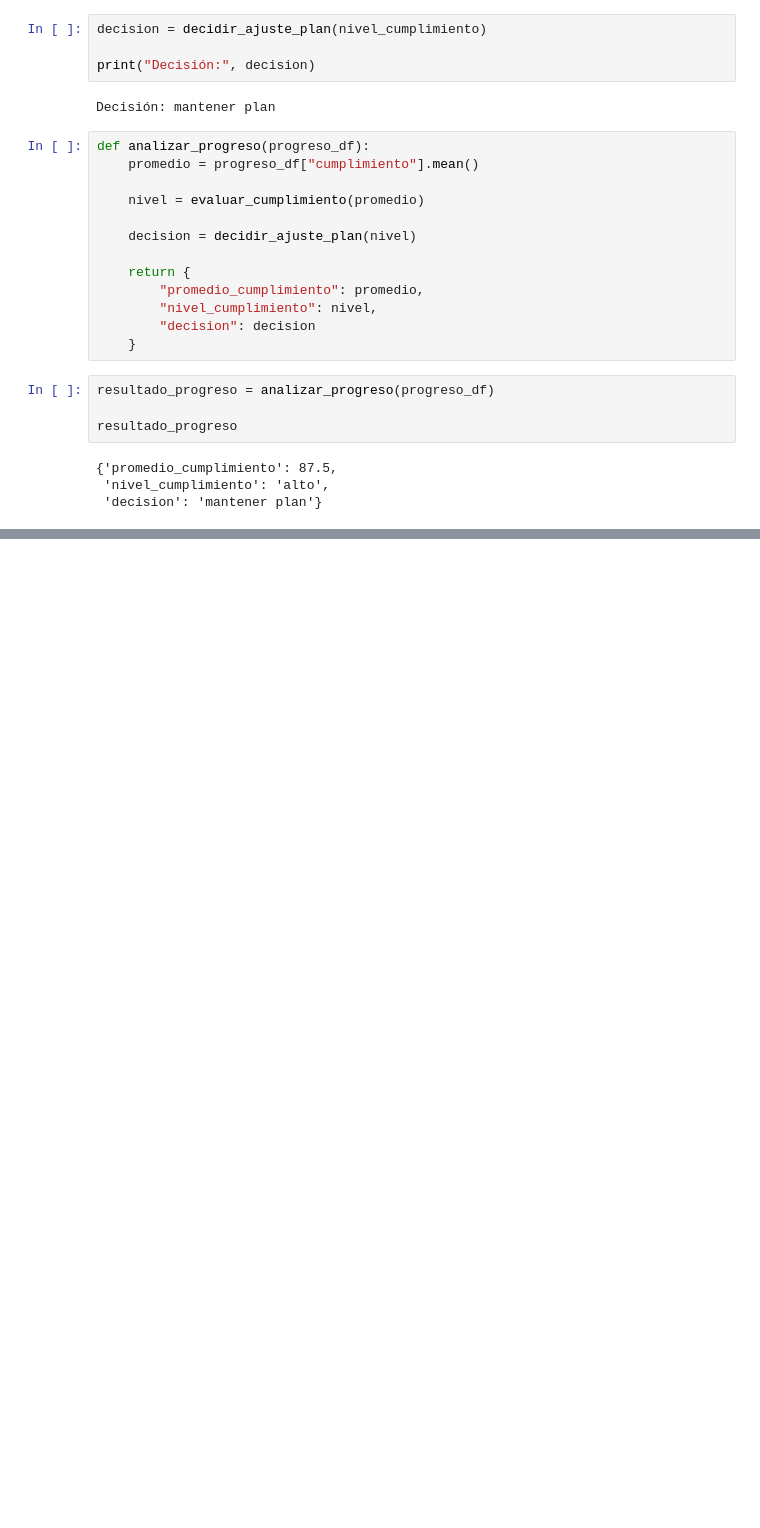
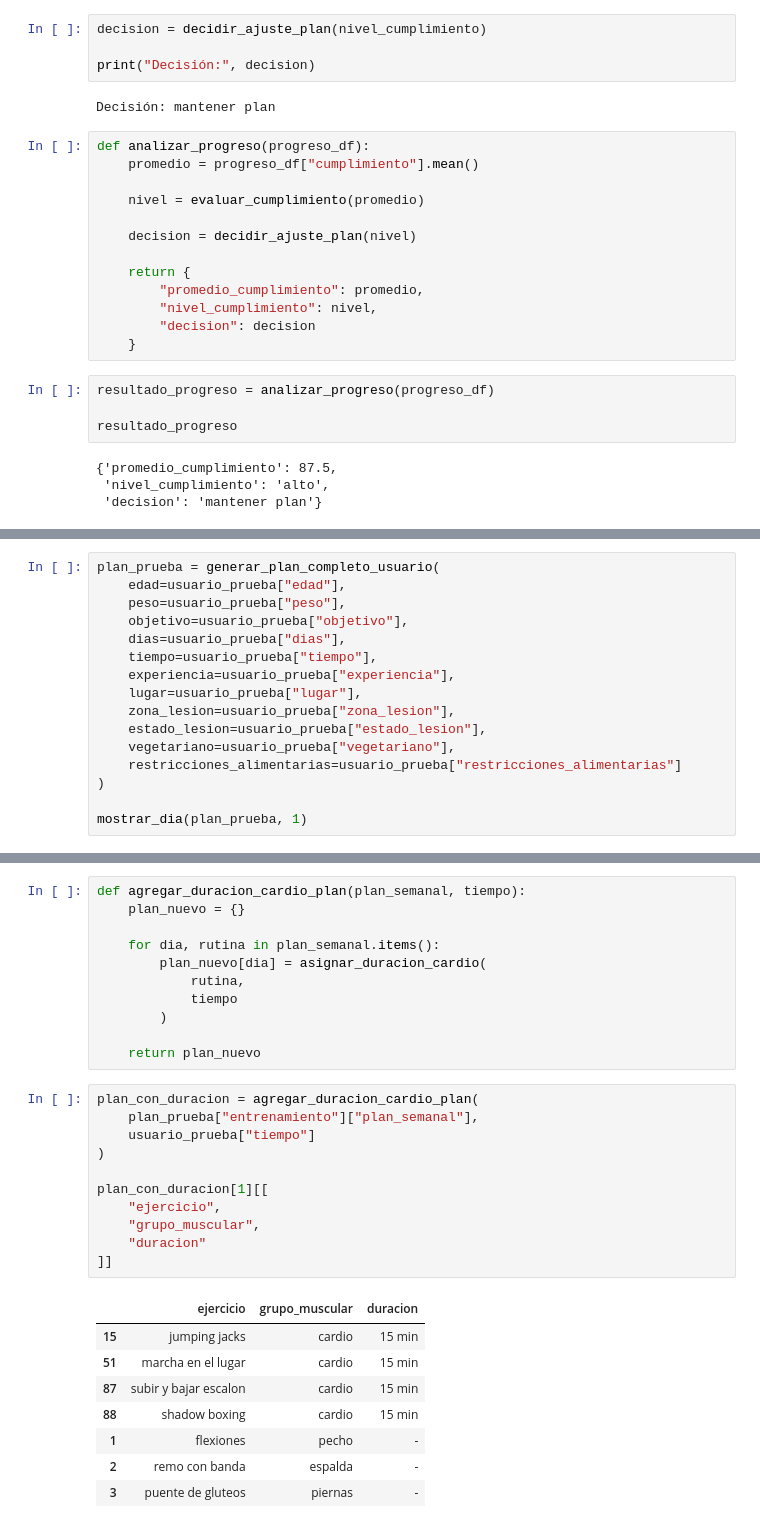
Before and after one commit to luci-o/LIFE-FIT, a Jupyter notebook: IA/index.ipynb, the cells around one changed output, grey strips where cells are left out. Cells and saved outputs as stored; diff of their text form; blank space fills up the shorter version.

```diff
--- a/IA/index.ipynb
+++ b/IA/index.ipynb
@@ -3036,0 +3774,16 @@ resultado_progreso
+# %%
+plan_prueba = generar_plan_completo_usuario(
+    edad=usuario_prueba["edad"],
+    peso=usuario_prueba["peso"],
+    objetivo=usuario_prueba["objetivo"],
+    dias=usuario_prueba["dias"],
+    tiempo=usuario_prueba["tiempo"],
+    experiencia=usuario_prueba["experiencia"],
+    lugar=usuario_prueba["lugar"],
+    zona_lesion=usuario_prueba["zona_lesion"],
+    estado_lesion=usuario_prueba["estado_lesion"],
+    vegetariano=usuario_prueba["vegetariano"],
+    restricciones_alimentarias=usuario_prueba["restricciones_alimentarias"]
+)
+
+mostrar_dia(plan_prueba, 1)
@@ -3036,0 +3971,31 @@ resultado_progreso
+# %%
+def agregar_duracion_cardio_plan(plan_semanal, tiempo):
+    plan_nuevo = {}
+
+    for dia, rutina in plan_semanal.items():
+        plan_nuevo[dia] = asignar_duracion_cardio(
+            rutina,
+            tiempo
+        )
+
+    return plan_nuevo
+# %%
+plan_con_duracion = agregar_duracion_cardio_plan(
+    plan_prueba["entrenamiento"]["plan_semanal"],
+    usuario_prueba["tiempo"]
+)
+
+plan_con_duracion[1][[
+    "ejercicio",
+    "grupo_muscular",
+    "duracion"
+]]
+# %% [output]
+|  | ejercicio | grupo_muscular | duracion |
+| 15 | jumping jacks | cardio | 15 min |
+| 51 | marcha en el lugar | cardio | 15 min |
+| 87 | subir y bajar escalon | cardio | 15 min |
+| 88 | shadow boxing | cardio | 15 min |
+| 1 | flexiones | pecho | - |
+| 2 | remo con banda | espalda | - |
+| 3 | puente de gluteos | piernas | - |
```
Also changed, not shown: parts of 44 cells of this notebook.
